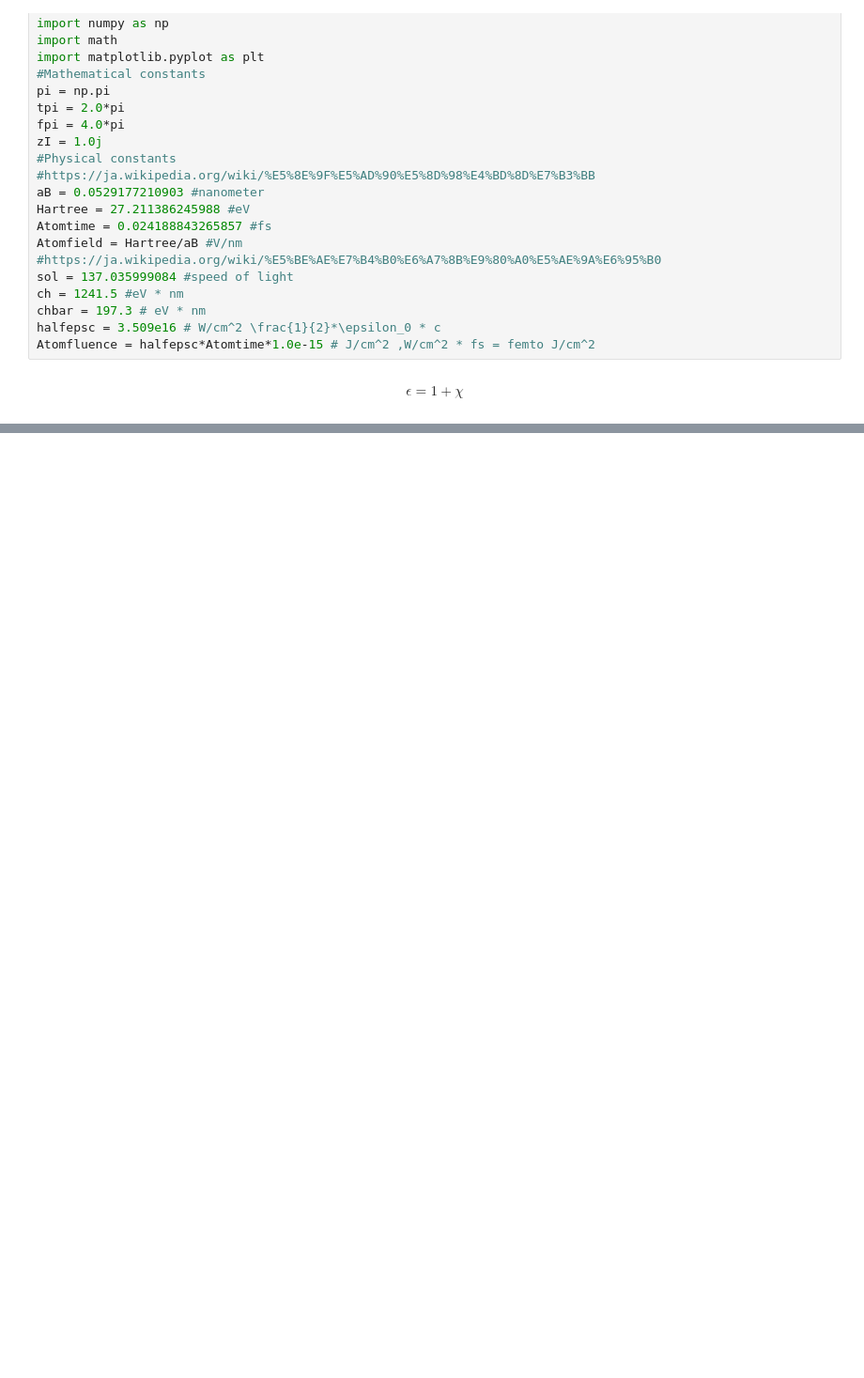
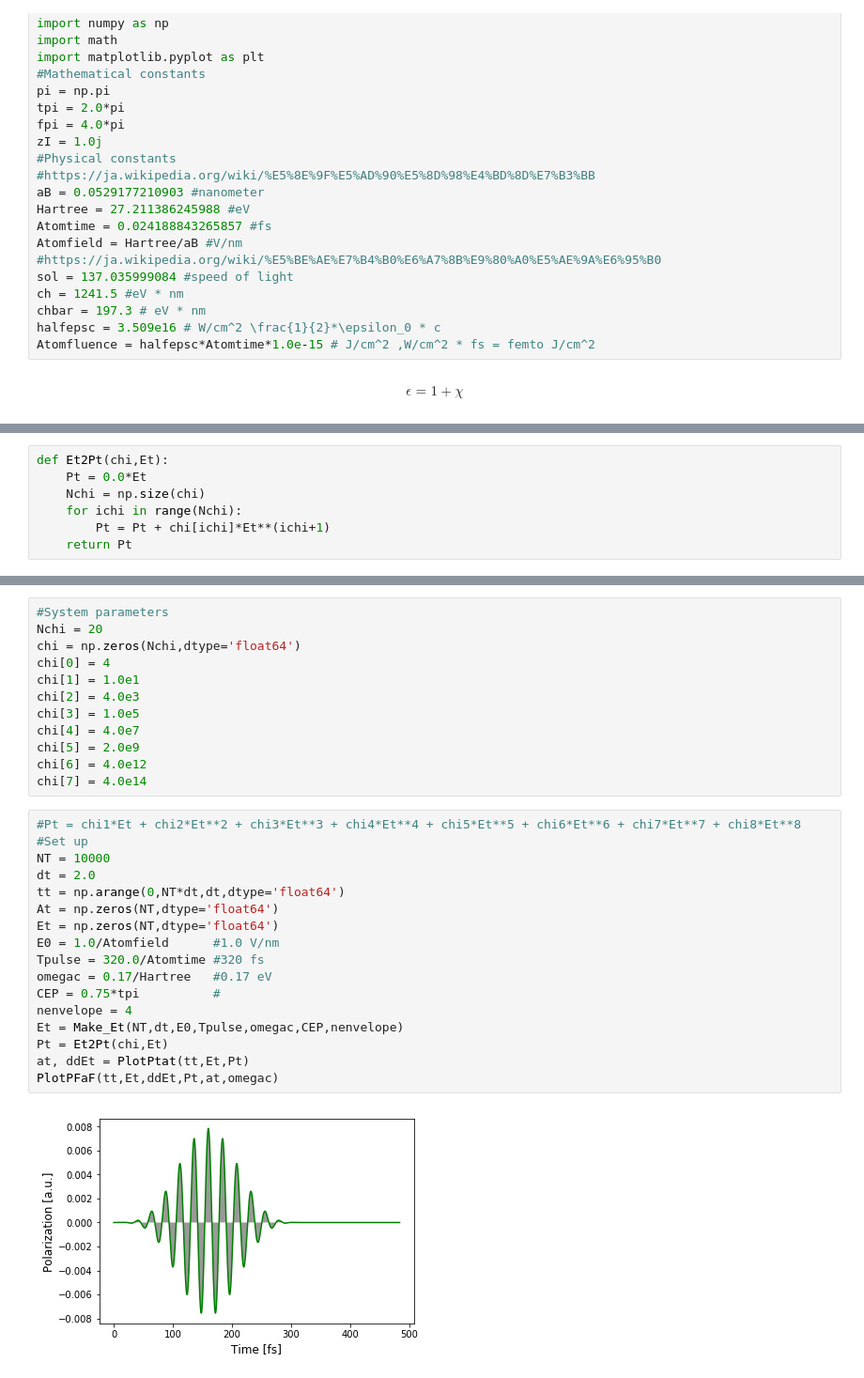
Before and after one commit to Yasushi-Shinohara/1DNLPL, a Jupyter notebook: NLPL.ipynb, the cells around one changed output, grey strips where cells are left out. Shown at 94% size. Drawn from its saved outputs; the diff is of its cells as text; blank space fills up the shorter version.

```diff
--- a/NLPL.ipynb
+++ b/NLPL.ipynb
@@ -55,0 +54,7 @@ Et[NT-1] = 2.0*Et[NT-2] - Et[NT-3]
+# %%
+def Et2Pt(chi,Et):
+    Pt = 0.0*Et
+    Nchi = np.size(chi)
+    for ichi in range(Nchi):
+        Pt = Pt + chi[ichi]*Et**(ichi+1)
+    return Pt
@@ -79,0 +107,31 @@ plt.show()
+# %%
+#System parameters
+Nchi = 20
+chi = np.zeros(Nchi,dtype='float64')
+chi[0] = 4
+chi[1] = 1.0e1
+chi[2] = 4.0e3
+chi[3] = 1.0e5
+chi[4] = 4.0e7
+chi[5] = 2.0e9
+chi[6] = 4.0e12
+chi[7] = 4.0e14
+# %%
+#Pt = chi1*Et + chi2*Et**2 + chi3*Et**3 + chi4*Et**4 + chi5*Et**5 + chi6*Et**6 + chi7*Et**7 + chi8*Et**8
+#Set up
+NT = 10000
+dt = 2.0
+tt = np.arange(0,NT*dt,dt,dtype='float64')
+At = np.zeros(NT,dtype='float64')
+Et = np.zeros(NT,dtype='float64')
+E0 = 1.0/Atomfield      #1.0 V/nm
+Tpulse = 320.0/Atomtime #320 fs
+omegac = 0.17/Hartree   #0.17 eV
+CEP = 0.75*tpi          #
+nenvelope = 4
+Et = Make_Et(NT,dt,E0,Tpulse,omegac,CEP,nenvelope)
+Pt = Et2Pt(chi,Et)
+at, ddEt = PlotPtat(tt,Et,Pt)
+PlotPFaF(tt,Et,ddEt,Pt,at,omegac)
+# %% [output]
+[figure, added]
```
Also changed, not shown: parts of 8 cells of this notebook.
